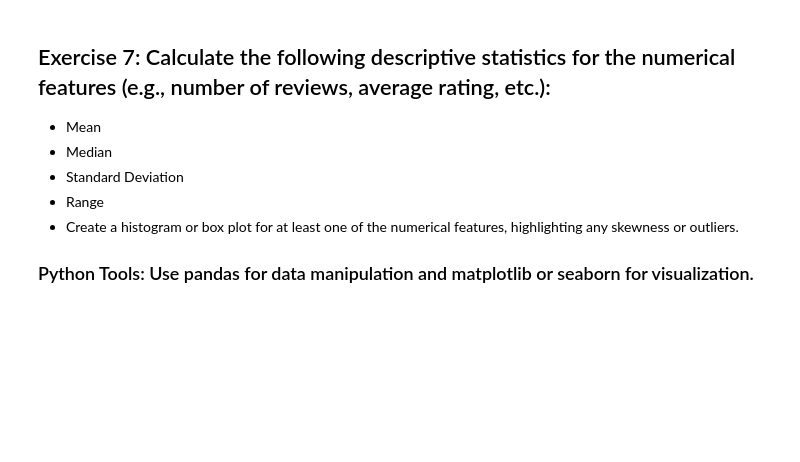
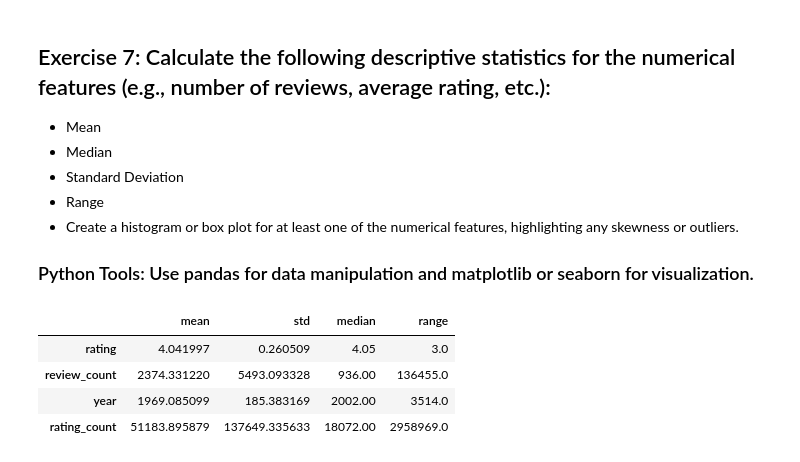
Before and after one commit to mannan272/data1, a Jupyter notebook: lab-02/Assignment 3.ipynb, the cells around one changed output. Cells and saved outputs as stored; diff of their text form; code cells hidden in the pictures; blank space fills up the shorter version.

```diff
--- a/lab-02/Assignment 3.ipynb
+++ b/lab-02/Assignment 3.ipynb
@@ -316,0 +349,15 @@ df_clean.to_csv('hw-03-cleaned.csv', index= False)
+# %%
+df_stats = df2.describe(include=[np.number]) #describe statistics from numerical columns
+
+df_stats = df_stats.T #flip horizontal and vertical axis
+df_stats = df_stats.rename(columns={'50%': 'median'}) #rename 50th percentile to median
+df_stats['range'] = df_stats['max'] - df_stats['min'] #get range by creating a column from max-min
+df_stats = df_stats.drop(columns=['count','min','25%','75%','max'])
+
+df_stats
+# %% [output]
+|  | mean | std | median | range |
+| rating | 4.041997 | 0.260509 | 4.05 | 3.0 |
+| review_count | 2374.331220 | 5493.093328 | 936.00 | 136455.0 |
+| year | 1969.085099 | 185.383169 | 2002.00 | 3514.0 |
+| rating_count | 51183.895879 | 137649.335633 | 18072.00 | 2958969.0 |
```
Also changed, not shown: parts of 8 cells of this notebook.
